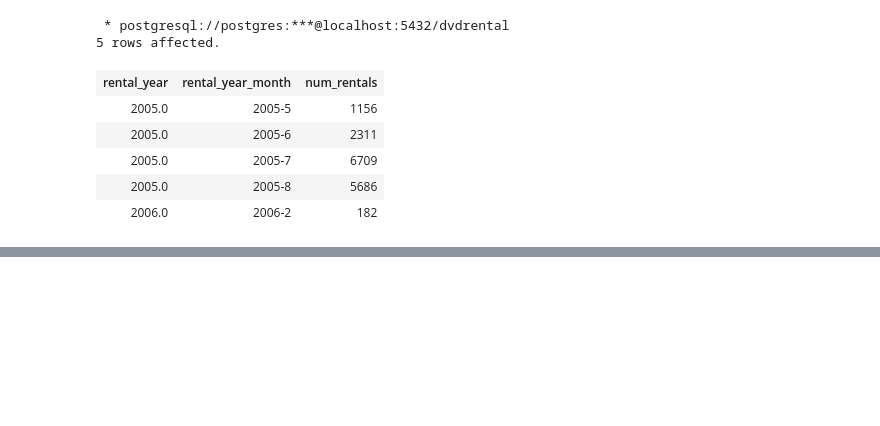
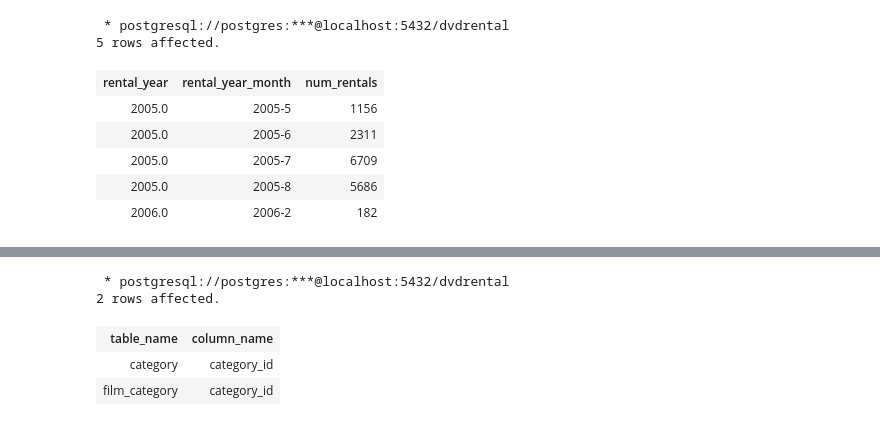
Before and after one commit to digital-tyler/diy_database, a Jupyter notebook: database_sample_data.ipynb, the cells around one changed output, grey strips where cells are left out. Drawn from its saved outputs; the diff is of its cells as text; code cells hidden in the pictures; blank space fills up the shorter version.

```diff
--- a/database_sample_data.ipynb
+++ b/database_sample_data.ipynb
@@ -253,3 +275,17 @@ First, we will start by pulling some sample information from the tables we will
+# %%
+%%sql
+
+-- Quick SQL query to 'search' for specific column names across tables, to identify joins easily
+
+select table_name, column_name
+from information_schema.columns
+where column_name = 'category_id'
+# %% [output]
+ * postgresql://postgres:***@localhost:5432/dvdrental
+2 rows affected.
+| table_name | column_name |
+| category | category_id |
+| film_category | category_id |
 # %%
 %%sql
 
```
Also changed, not shown: parts of 9 cells of this notebook.
